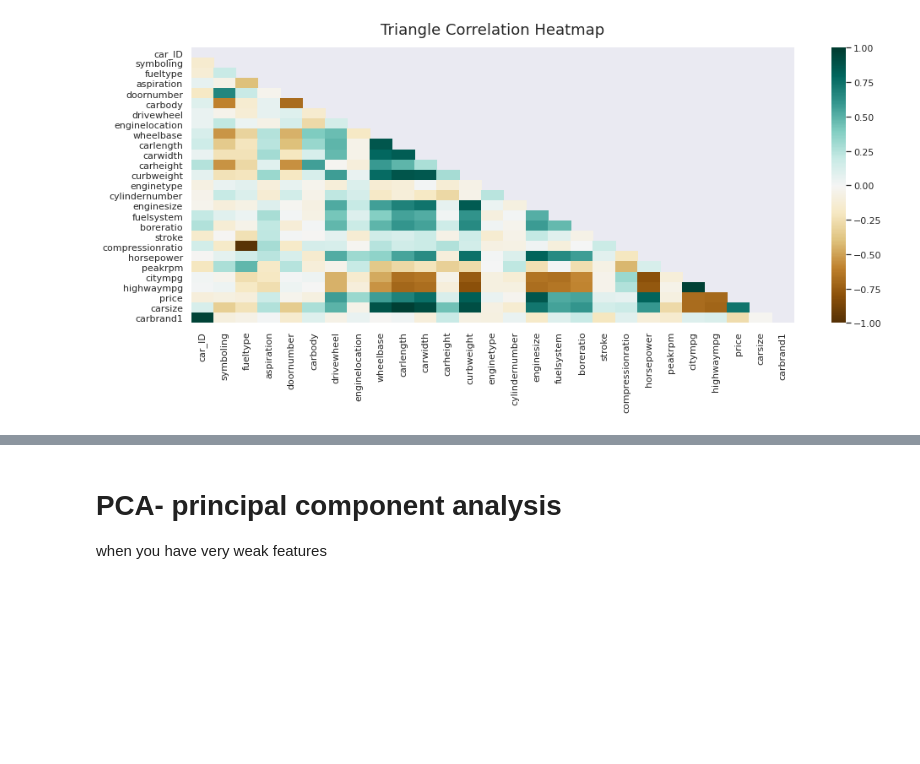
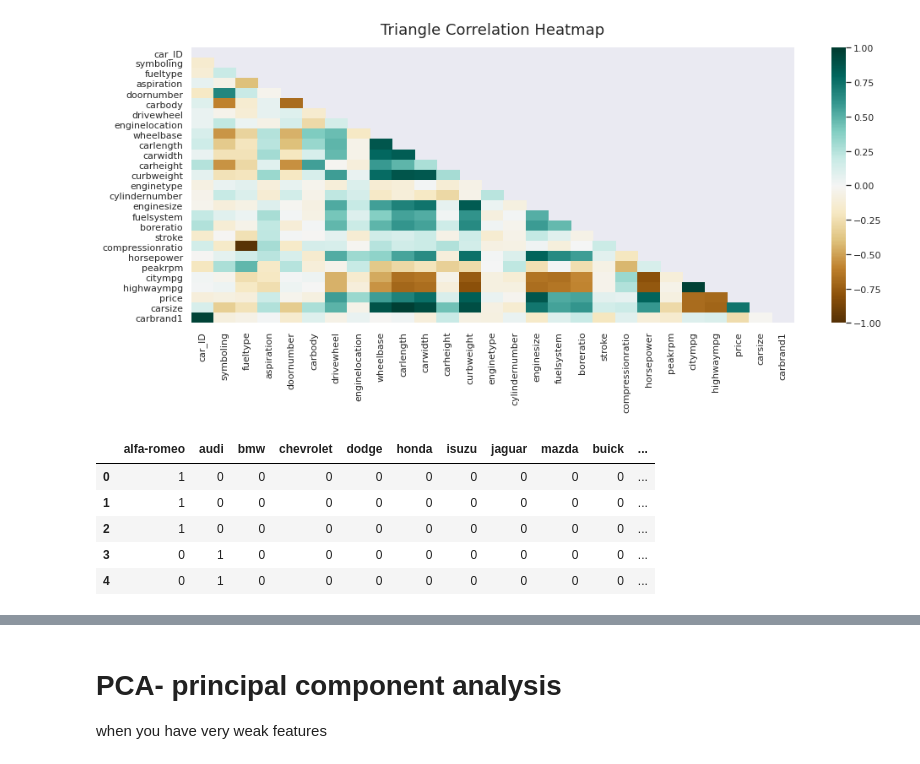
Before and after one commit to mishakahan/Coursera-segmentation, a Jupyter notebook: Exercise.ipynb, the cells around one changed output, grey strips where cells are left out. Cells and saved outputs as stored; diff of their text form; code cells hidden in the pictures; blank space fills up the shorter version.

```diff
--- a/Exercise.ipynb
+++ b/Exercise.ipynb
@@ -614,6 +617,23 @@ heatmap = sns.heatmap(Full_df.corr(), mask=mask, vmin=-1, vmax=1, annot=False, c
 heatmap.set_title('Triangle Correlation Heatmap', fontdict={'fontsize':18}, pad=16);
 # %% [output]
 [figure]
+# %%
+list(brand_df.columns)
+#brand_df('alfa-romeo')
+brand_df.head()
+brand_df.dtypes
+#newDF.dtypes
+#brand_df['alfa-romeo'].dtype
+#brand_df['alfa-romeo'].dtype
+brand_df=brand_df.astype(float)
+brand_df.head()
+# %% [output]
+|  | alfa-romeo | audi | bmw | chevrolet | dodge | honda | isuzu | jaguar | mazda | buick | ... |
+| 0 | 1 | 0 | 0 | 0 | 0 | 0 | 0 | 0 | 0 | 0 | ... |
+| 1 | 1 | 0 | 0 | 0 | 0 | 0 | 0 | 0 | 0 | 0 | ... |
+| 2 | 1 | 0 | 0 | 0 | 0 | 0 | 0 | 0 | 0 | 0 | ... |
+| 3 | 0 | 1 | 0 | 0 | 0 | 0 | 0 | 0 | 0 | 0 | ... |
+| 4 | 0 | 1 | 0 | 0 | 0 | 0 | 0 | 0 | 0 | 0 | ... |
 # %%
 #New data frame with only relevant features
 newDF=pd.DataFrame()
```
Also changed, not shown: parts of 10 cells of this notebook.
